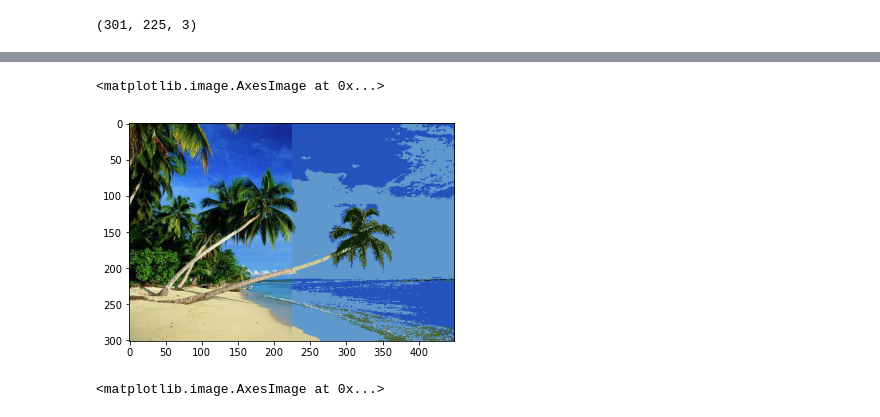
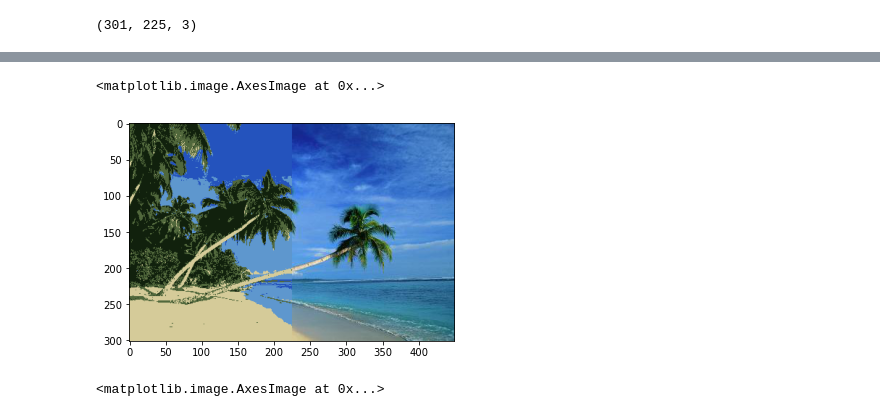
Before and after one commit to jainsanyam786/Intro_To_AI, a Jupyter notebook: Project4/Image_Recoloration.ipynb, the cells around one changed output, grey strips where cells are left out. Cells and saved outputs as stored; diff of their text form; code cells hidden in the pictures.

```diff
--- a/Project4/Image_Recoloration.ipynb
+++ b/Project4/Image_Recoloration.ipynb
@@ -60,13 +70,9 @@ def initializecenters(data,k):
     return centers
 
 
-# def dist(a,b):
-    # distvalue = np.sqrt(2*((a[0] - b[0])**2) + 4*((a[1] - b[1])**2) + 3*((a[2] - b[2])**2))
-    # return np.round(distvalue,3)
-
 def dist(a,b):
-    distvalue = np.sqrt(((a[0] - b[0])**2) + ((a[1] - b[1])**2) + ((a[2] - b[2])**2))
-    return np.round(distvalue,3)
+    distvalue = np.sqrt(2*((a[0] - b[0])**2) + 4*((a[1] - b[1])**2) + 3*((a[2] - b[2])**2))
+    return np.round(distvalue)
 
 
 def returndic(k):
@@ -115,20 +121,13 @@ centers = initializecenters(RGBnorm,k)
 previous_loss = 0
 thres = 0.001
 while(not converged):
-    print("iteration " + str(i))
+    print(i)
     centerdic = returncluster(RGBnorm,k,centers)
     oldcenters = centers.copy()
-    print("old centers")
-    print(oldcenters)
     for c in range(k):
         centers[c] = (np.mean(RGBnorm[list(centerdic.get(c))], axis = 0))
-    print("new centers")
-    print(centers)
     new_loss = computeloss(centers,centerdic,RGBnorm)
-    print(new_loss)
     if is_converged(centers,oldcenters):
-        converged = True
-    elif np.abs(previous_loss - new_loss) < thres*previous_loss:
         converged = True
     previous_loss = new_loss
     i += 1
@@ -172,17 +156,13 @@ array([[ 17.,  32.,  12.],
        [213., 203., 153.]])
 # %%
-Rtest = np.reshape(testingImage[:,:,0].flatten(),(testingImage[:,:,0].flatten().shape[0],1))
-Gtest = np.reshape(testingImage[:,:,1].flatten(),(testingImage[:,:,1].flatten().shape[0],1))
-Btest = np.reshape(testingImage[:,:,2].flatten(),(testingImage[:,:,2].flatten().shape[0],1))
-RGBtest = np.column_stack((Rtest, Gtest, Btest))
-clustersForTestData = returncluster(RGBtest,5,centers)
-RGBtest[list(clustersForTestData.get(0))] = centers[0]
-RGBtest[list(clustersForTestData.get(1))] = centers[1]
-RGBtest[list(clustersForTestData.get(2))] = centers[2]
-RGBtest[list(clustersForTestData.get(3))] = centers[3]
-RGBtest[list(clustersForTestData.get(4))] = centers[4]
+clustersForTrainingData = returncluster(RGB,5,centers)
+RGB[list(clustersForTrainingData.get(0))] = centers[0]
+RGB[list(clustersForTrainingData.get(1))] = centers[1]
+RGB[list(clustersForTrainingData.get(2))] = centers[2]
+RGB[list(clustersForTrainingData.get(3))] = centers[3]
+RGB[list(clustersForTrainingData.get(4))] = centers[4]
 # %%
-og = RGBtest.reshape((testingImage.shape[0],testingImage.shape[1],3))
+og = RGB.reshape((trainingImage.shape[0],trainingImage.shape[1],3))
 # %%
 og.shape
 # %% [output]
@@ -195,10 +175,10 @@ plt.imshow(og)
 # %%
-testingImage = og
+trainingImage = og
 complete_image = np.column_stack((trainingImage,testingImage))
 plt.imshow(complete_image)
 # %% [output]
 <matplotlib.image.AxesImage at 0x...>
-[figure, old version]
+[figure, new version]
 # %%
 plt.imshow(ogimage_resized)
 # %% [output]
```
Also changed, not shown: parts of 8 cells of this notebook.
